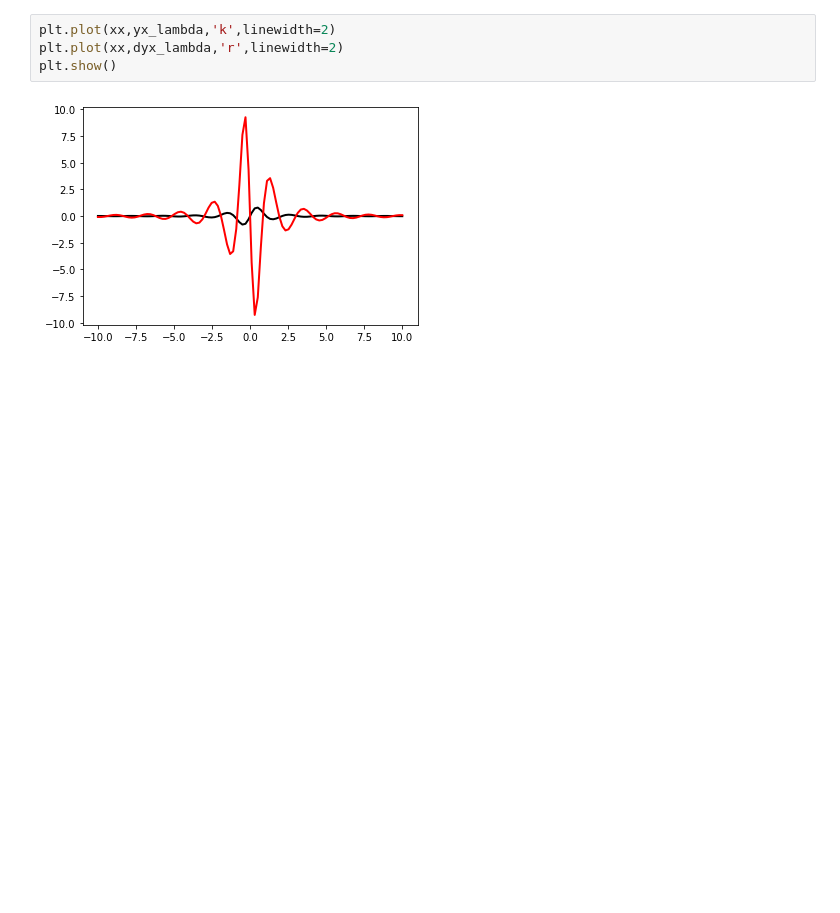
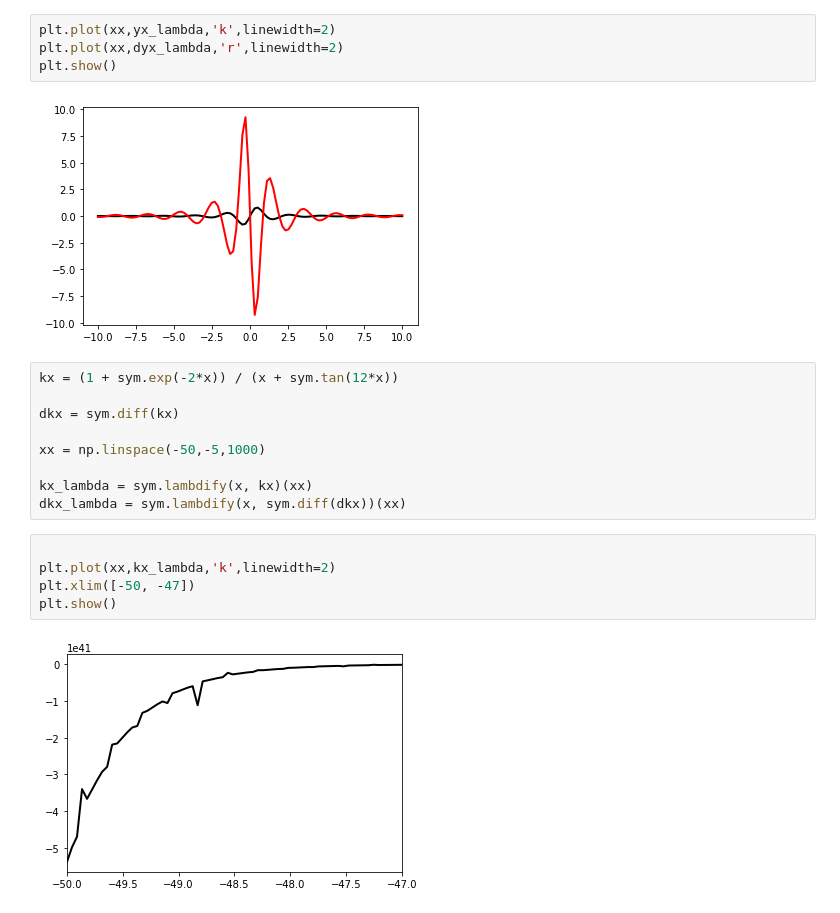
Before and after one commit to sjrusso8/calculus-refresher, a Jupyter notebook: calculus/practice_calc.ipynb, the cells around one changed output. Saved outputs shown, nothing was run; the diff lists cells and outputs as text; blank space fills up the shorter version.

```diff
--- a/calculus/practice_calc.ipynb
+++ b/calculus/practice_calc.ipynb
@@ -58,3 +58,19 @@ plt.plot(xx,dyx_lambda,'r',linewidth=2)
 plt.show()
 # %% [output]
 [figure]
+# %%
+kx = (1 + sym.exp(-2*x)) / (x + sym.tan(12*x))
+
+dkx = sym.diff(kx)
+
+xx = np.linspace(-50,-5,1000)
+
+kx_lambda = sym.lambdify(x, kx)(xx)
+dkx_lambda = sym.lambdify(x, sym.diff(dkx))(xx)
+# %%
+
+plt.plot(xx,kx_lambda,'k',linewidth=2)
+plt.xlim([-50, -47])
+plt.show()
+# %% [output]
+[figure, added]
```
Also changed, not shown: 2 other files.
